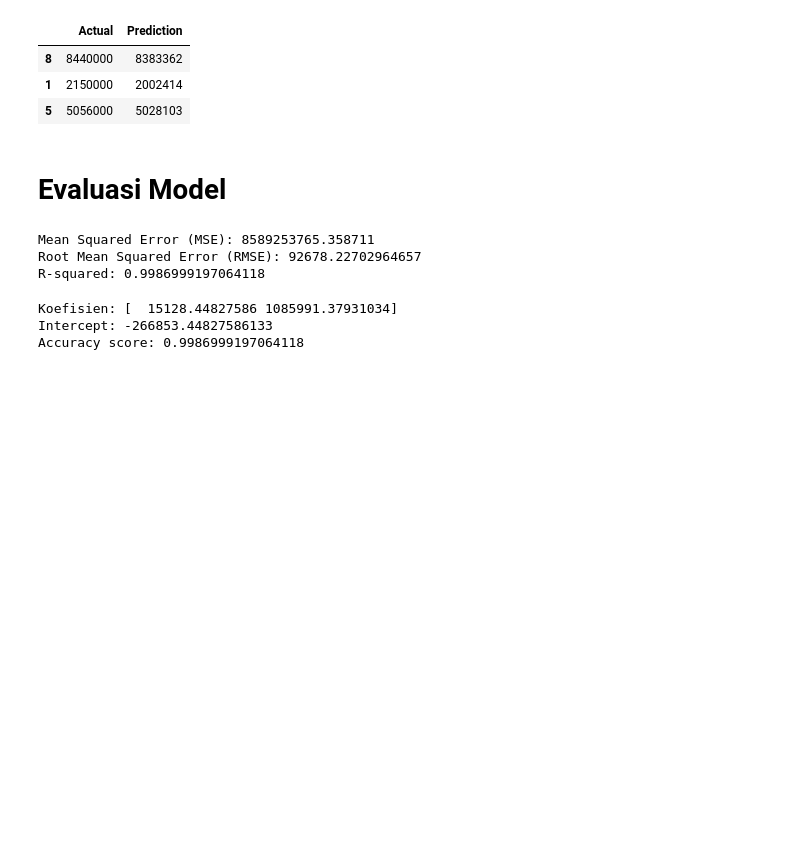
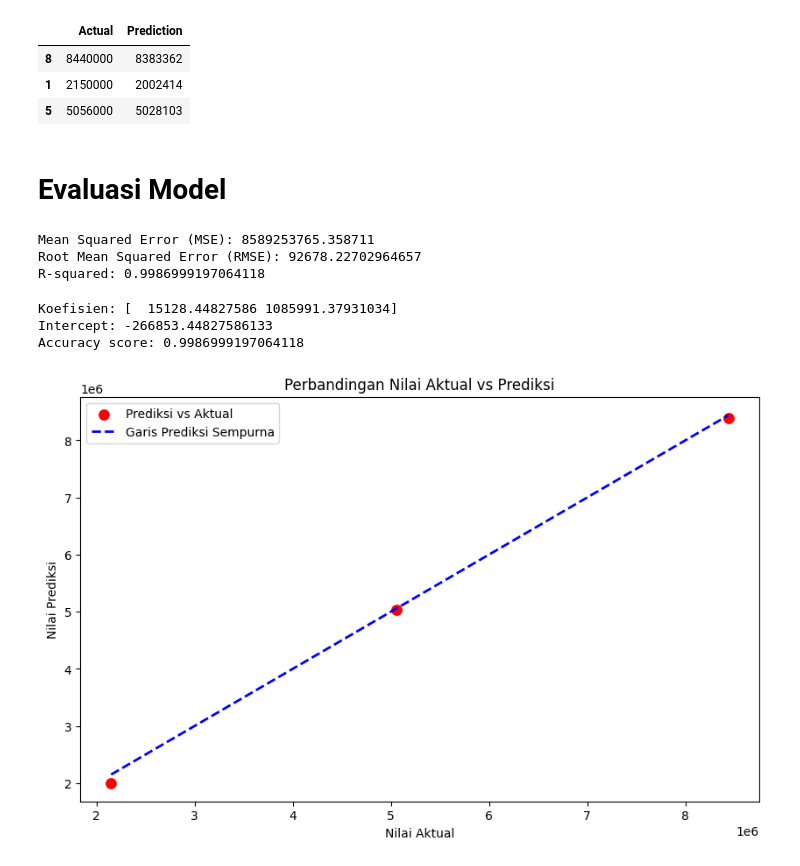
Before and after one commit to fauzul91/PKB-Praktikum, a Jupyter notebook: Pengantar Kecerdasan Buatan/tugasPKB3.ipynb, the cells around one changed output. Saved outputs shown, nothing was run; the diff lists cells and outputs as text; code cells hidden in the pictures; blank space fills up the shorter version.

```diff
--- a/Pengantar Kecerdasan Buatan/tugasPKB3.ipynb
+++ b/Pengantar Kecerdasan Buatan/tugasPKB3.ipynb
@@ -58,17 +78,20 @@ y = data['Harga Tiket (Rp)']
+# %%
+X = data[['Jarak (KM)', 'Musim Puncak']]  # langsung gunakan 'Musim Puncak' di X
+y = data['Harga Tiket (Rp)']
 # %%
-x_train, x_test, y_train, y_test = train_test_split(x, y, train_size=0.7, random_state=42)
-x_train.shape, x_test.shape, y_train.shape, y_test.shape
+X_train, X_test, y_train, y_test = train_test_split(X, y, train_size=0.7, random_state=42)
+X_train.shape, X_test.shape, y_train.shape, y_test.shape
 # %% [output]
 ((7, 2), (3, 2), (7,), (3,))
 # %% [markdown]
 # Build Model
 # %%
 model = LinearRegression()
-model.fit(x_train, y_train)
+model.fit(X_train, y_train)
 # %% [output]
 LinearRegression()
 # %%
-y_pred = model.predict(x_test)
+y_pred = model.predict(X_test)
 # %% [markdown]
 # Actual vs Prediction
 # %%
@@ -103,3 +126,14 @@ print(f'Accuracy score: {model.score(x_test, y_test)}')
 Koefisien: [  15128.44827586 1085991.37931034]
 Intercept: -266853.44827586133
 Accuracy score: 0.9986999197064118
+# %%
+plt.figure(figsize=(10, 6))
+sns.scatterplot(x=y_test, y=y_pred, color='red', s=100, label='Prediksi vs Aktual')
+plt.plot([y_test.min(), y_test.max()], [y_test.min(), y_test.max()], color='blue', linestyle='--', linewidth=2, label='Garis Prediksi Sempurna')
+plt.xlabel('Nilai Aktual')
+plt.ylabel('Nilai Prediksi')
+plt.title('Perbandingan Nilai Aktual vs Prediksi')
+plt.legend()
+plt.show()
+# %% [output]
+[figure, added]
```
Also changed, not shown: parts of 9 cells of this notebook.
